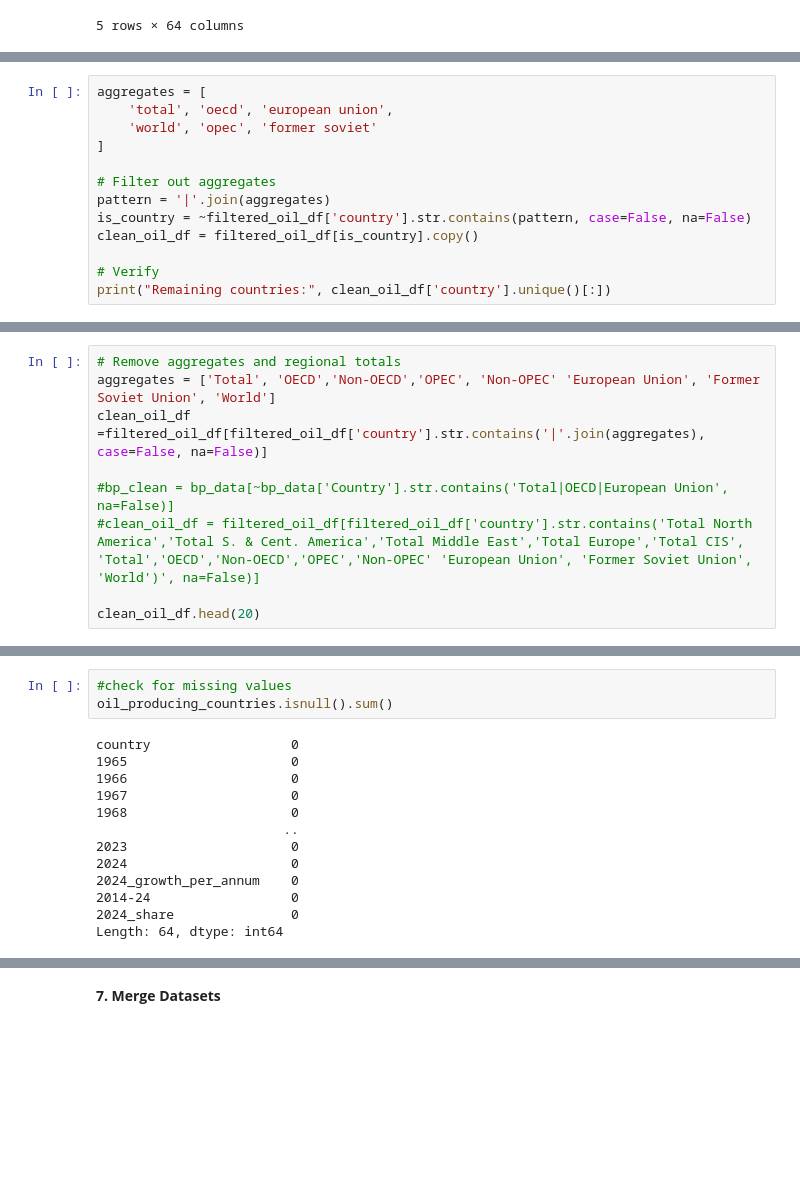
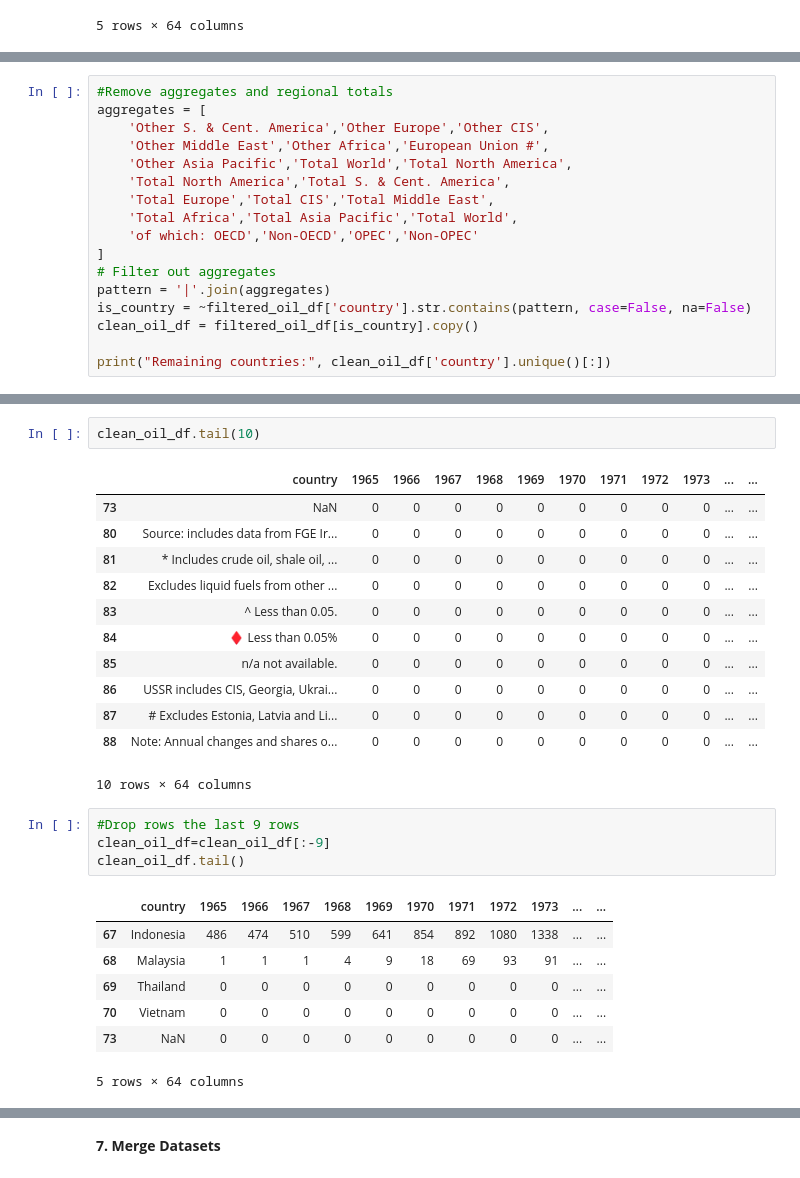
Before and after one commit to EMuritu/Geopolitical_Risk_Index, a Jupyter notebook: Geopolitical_Risk_Index.ipynb, the cells around one changed output, grey strips where cells are left out. Cells and saved outputs as stored; diff of their text form; blank space fills up the shorter version.

```diff
--- a/Geopolitical_Risk_Index.ipynb
+++ b/Geopolitical_Risk_Index.ipynb
@@ -404,15 +407,19 @@ filtered_oil_df.head()
 # %%
+#Remove aggregates and regional totals
 aggregates = [
-    'total', 'oecd', 'european union',
-    'world', 'opec', 'former soviet'
+    'Other S. & Cent. America','Other Europe','Other CIS',
+    'Other Middle East','Other Africa','European Union #',
+    'Other Asia Pacific','Total World','Total North America',
+    'Total North America','Total S. & Cent. America',
+    'Total Europe','Total CIS','Total Middle East',
+    'Total Africa','Total Asia Pacific','Total World',
+    'of which: OECD','Non-OECD','OPEC','Non-OPEC'
 ]
-
 # Filter out aggregates
 pattern = '|'.join(aggregates)
 is_country = ~filtered_oil_df['country'].str.contains(pattern, case=False, na=False)
 clean_oil_df = filtered_oil_df[is_country].copy()
 
-# Verify
 print("Remaining countries:", clean_oil_df['country'].unique()[:])
 # %% [output]
 Remaining countries: ['Canada' 'Mexico' 'US' nan 'Argentina' 'Brazil' 'Colombia' 'Ecuador'
@@ -434,9 +439,0 @@ Remaining countries: ['Canada' 'Mexico' 'US' nan 'Argentina' 'Brazil' 'Colombia'
-# %%
-# Remove aggregates and regional totals
-aggregates = ['Total', 'OECD','Non-OECD','OPEC', 'Non-OPEC' 'European Union', 'Former Soviet Union', 'World']
-clean_oil_df =filtered_oil_df[filtered_oil_df['country'].str.contains('|'.join(aggregates), case=False, na=False)]
-
-#bp_clean = bp_data[~bp_data['Country'].str.contains('Total|OECD|European Union', na=False)]
-#clean_oil_df = filtered_oil_df[filtered_oil_df['country'].str.contains('Total North America','Total S. & Cent. America','Total Middle East','Total Europe','Total CIS',	'Total','OECD','Non-OECD','OPEC','Non-OPEC' 'European Union', 'Former Soviet Union', 'World')', na=False)]
-
-clean_oil_df.head(20)
@@ -483,16 +440,27 @@ memory usage: 6.6+ KB
-# %%
-#check for missing values
-oil_producing_countries.isnull().sum()
-# %% [output]
-country                  0
-1965                     0
-1966                     0
-1967                     0
-1968                     0
-                        ..
-2023                     0
-2024                     0
-2024_growth_per_annum    0
-2014-24                  0
-2024_share               0
-Length: 64, dtype: int64
+# %%
+clean_oil_df.tail(10)
+# %% [output]
+|  | country | 1965 | 1966 | 1967 | 1968 | 1969 | 1970 | 1971 | 1972 | 1973 | ... | ... |
+| 73 | NaN | 0 | 0 | 0 | 0 | 0 | 0 | 0 | 0 | 0 | ... | ... |
+| 80 | Source: includes data from FGE Ir... | 0 | 0 | 0 | 0 | 0 | 0 | 0 | 0 | 0 | ... | ... |
+| 81 | * Includes crude oil, shale oil, ... | 0 | 0 | 0 | 0 | 0 | 0 | 0 | 0 | 0 | ... | ... |
+| 82 | Excludes liquid fuels from other ... | 0 | 0 | 0 | 0 | 0 | 0 | 0 | 0 | 0 | ... | ... |
+| 83 | ^ Less than 0.05. | 0 | 0 | 0 | 0 | 0 | 0 | 0 | 0 | 0 | ... | ... |
+| 84 | ♦ Less than 0.05% | 0 | 0 | 0 | 0 | 0 | 0 | 0 | 0 | 0 | ... | ... |
+| 85 | n/a not available. | 0 | 0 | 0 | 0 | 0 | 0 | 0 | 0 | 0 | ... | ... |
+| 86 | USSR includes CIS, Georgia, Ukrai... | 0 | 0 | 0 | 0 | 0 | 0 | 0 | 0 | 0 | ... | ... |
+| 87 | # Excludes Estonia, Latvia and Li... | 0 | 0 | 0 | 0 | 0 | 0 | 0 | 0 | 0 | ... | ... |
+| 88 | Note: Annual changes and shares o... | 0 | 0 | 0 | 0 | 0 | 0 | 0 | 0 | 0 | ... | ... |
+10 rows × 64 columns
+# %%
+#Drop rows the last 9 rows
+clean_oil_df=clean_oil_df[:-9]
+clean_oil_df.tail()
+# %% [output]
+|  | country | 1965 | 1966 | 1967 | 1968 | 1969 | 1970 | 1971 | 1972 | 1973 | ... | ... |
+| 67 | Indonesia | 486 | 474 | 510 | 599 | 641 | 854 | 892 | 1080 | 1338 | ... | ... |
+| 68 | Malaysia | 1 | 1 | 1 | 4 | 9 | 18 | 69 | 93 | 91 | ... | ... |
+| 69 | Thailand | 0 | 0 | 0 | 0 | 0 | 0 | 0 | 0 | 0 | ... | ... |
+| 70 | Vietnam | 0 | 0 | 0 | 0 | 0 | 0 | 0 | 0 | 0 | ... | ... |
+| 73 | NaN | 0 | 0 | 0 | 0 | 0 | 0 | 0 | 0 | 0 | ... | ... |
+5 rows × 64 columns
```
Also changed, not shown: parts of 16 cells of this notebook.
